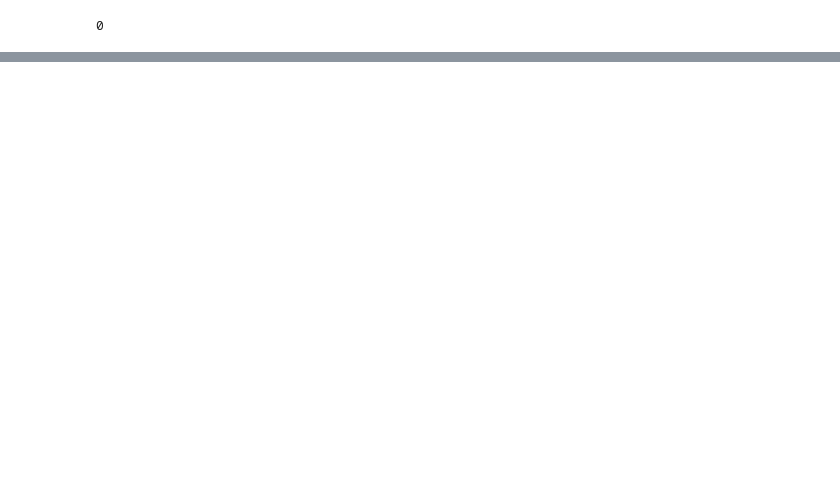
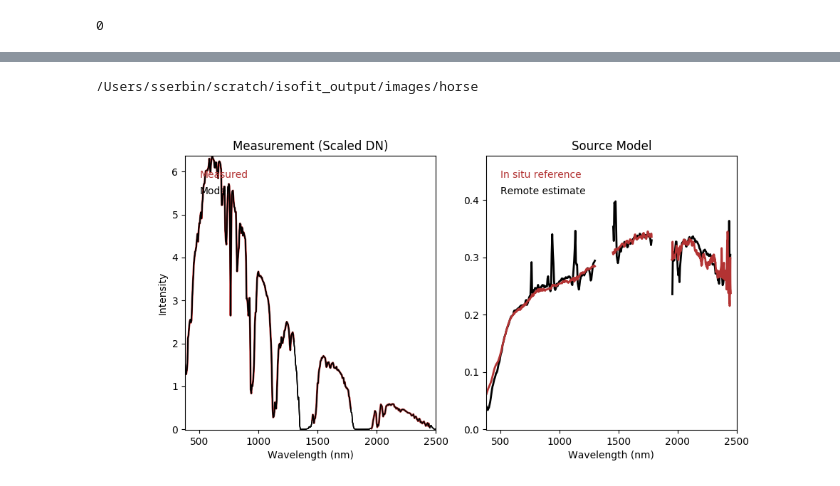
Before and after one commit to serbinsh/isofit_docker, a Jupyter notebook: notebooks/run_isofit_custom_scripts.ipynb, the cells around one changed output, grey strips where cells are left out. Drawn from its saved outputs; the diff is of its cells as text; code cells hidden in the pictures; blank space fills up the shorter version.

```diff
--- a/notebooks/run_isofit_custom_scripts.ipynb
+++ b/notebooks/run_isofit_custom_scripts.ipynb
@@ -69,0 +76,12 @@ print(end - start)
+# %%
+# show output frames
+images_dir = os.path.join(output_path,'images','horse')
+print(images_dir)
+# %% [output]
+/Users/sserbin/scratch/isofit_output/images/horse
+# %%
+# frame_0
+file0 = ''.join([images_dir,"/frame_0.png"])
+Image(filename=file0)
+# %% [output]
+[figure, added]
```
Also changed, not shown: parts of 15 cells of this notebook, 4 other files.
